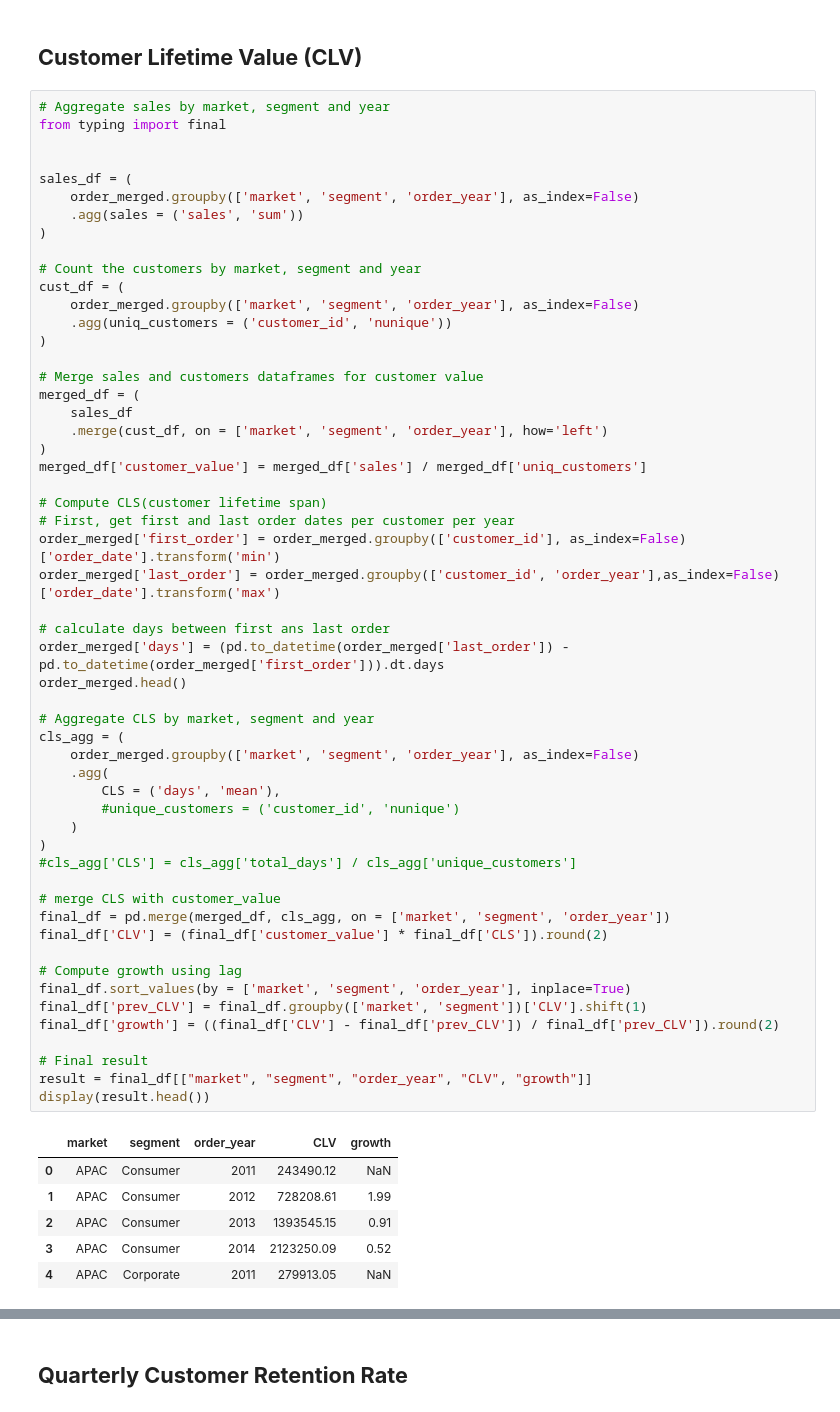
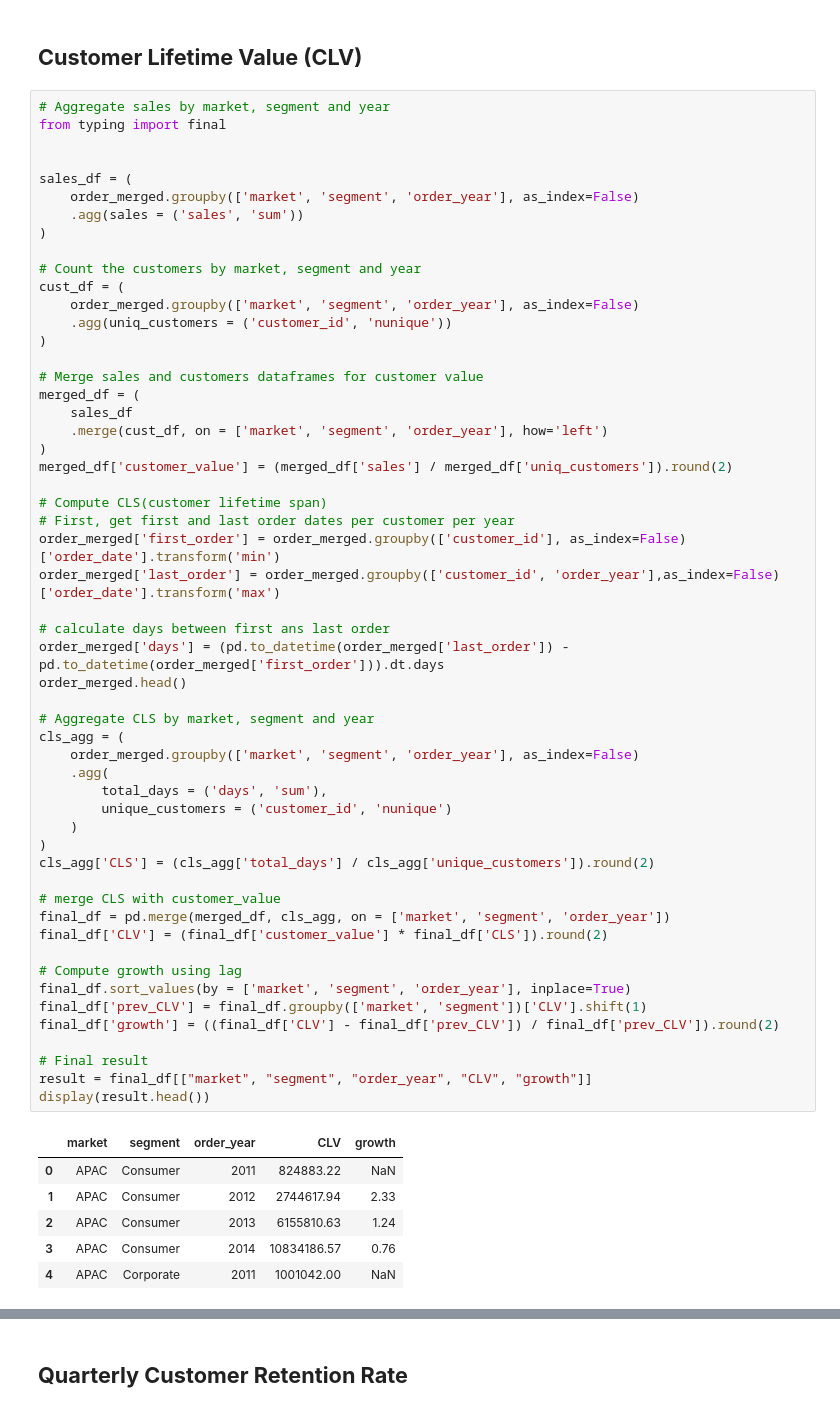
Before and after one commit to annugit1655/Global-Superstore-Project, a Jupyter notebook: notebooks/order-return-sales-analysis.ipynb, the cells around one changed output, grey strips where cells are left out. Cells and saved outputs as stored; diff of their text form.

```diff
--- a/notebooks/order-return-sales-analysis.ipynb
+++ b/notebooks/order-return-sales-analysis.ipynb
@@ -668,46 +722,46 @@ merged_df = (
     sales_df
     .merge(cust_df, on = ['market', 'segment', 'order_year'], how='left')
 )
-merged_df['customer_value'] = merged_df['sales'] / merged_df['uniq_customers']
+merged_df['customer_value'] = (merged_df['sales'] / merged_df['uniq_customers']).round(2)
 
 # Compute CLS(customer lifetime span)
 # First, get first and last order dates per customer per year
 order_merged['first_order'] = order_merged.groupby(['customer_id'], as_index=False)['order_date'].transform('min')
 order_merged['last_order'] = order_merged.groupby(['customer_id', 'order_year'],as_index=False)['order_date'].transform('max')
 
 # calculate days between first ans last order
 order_merged['days'] = (pd.to_datetime(order_merged['last_order']) - pd.to_datetime(order_merged['first_order'])).dt.days
 order_merged.head()
 
 # Aggregate CLS by market, segment and year
 cls_agg = (
     order_merged.groupby(['market', 'segment', 'order_year'], as_index=False)
     .agg(
-        CLS = ('days', 'mean'),
-        #unique_customers = ('customer_id', 'nunique')
+        total_days = ('days', 'sum'),
+        unique_customers = ('customer_id', 'nunique')
     )
 )
-#cls_agg['CLS'] = cls_agg['total_days'] / cls_agg['unique_customers']
+cls_agg['CLS'] = (cls_agg['total_days'] / cls_agg['unique_customers']).round(2)
 
 # merge CLS with customer_value
 final_df = pd.merge(merged_df, cls_agg, on = ['market', 'segment', 'order_year'])
 final_df['CLV'] = (final_df['customer_value'] * final_df['CLS']).round(2)
 
 # Compute growth using lag
 final_df.sort_values(by = ['market', 'segment', 'order_year'], inplace=True)
 final_df['prev_CLV'] = final_df.groupby(['market', 'segment'])['CLV'].shift(1)
 final_df['growth'] = ((final_df['CLV'] - final_df['prev_CLV']) / final_df['prev_CLV']).round(2)
 
 # Final result
 result = final_df[["market", "segment", "order_year", "CLV", "growth"]]
 display(result.head())
 # %% [output]
 |  | market | segment | order_year | CLV | growth |
-| 0 | APAC | Consumer | 2011 | 243490.12 | NaN |
-| 1 | APAC | Consumer | 2012 | 728208.61 | 1.99 |
-| 2 | APAC | Consumer | 2013 | 1393545.15 | 0.91 |
-| 3 | APAC | Consumer | 2014 | 2123250.09 | 0.52 |
-| 4 | APAC | Corporate | 2011 | 279913.05 | NaN |
+| 0 | APAC | Consumer | 2011 | 824883.22 | NaN |
+| 1 | APAC | Consumer | 2012 | 2744617.94 | 2.33 |
+| 2 | APAC | Consumer | 2013 | 6155810.63 | 1.24 |
+| 3 | APAC | Consumer | 2014 | 10834186.57 | 0.76 |
+| 4 | APAC | Corporate | 2011 | 1001042.00 | NaN |
 # %%
 result.query("market=='Africa'").head()
 # %% [output]
```
Also changed, not shown: parts of 2 cells of this notebook.
